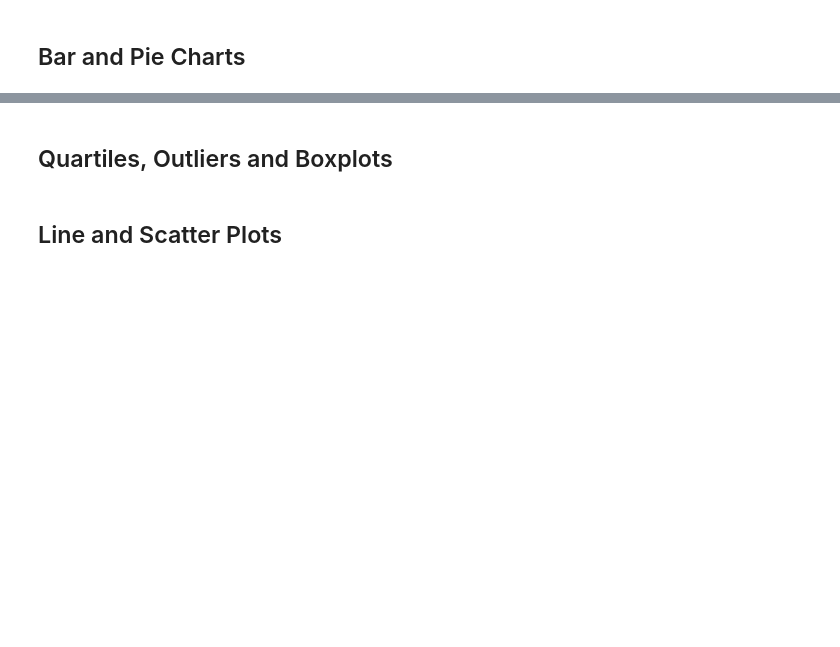
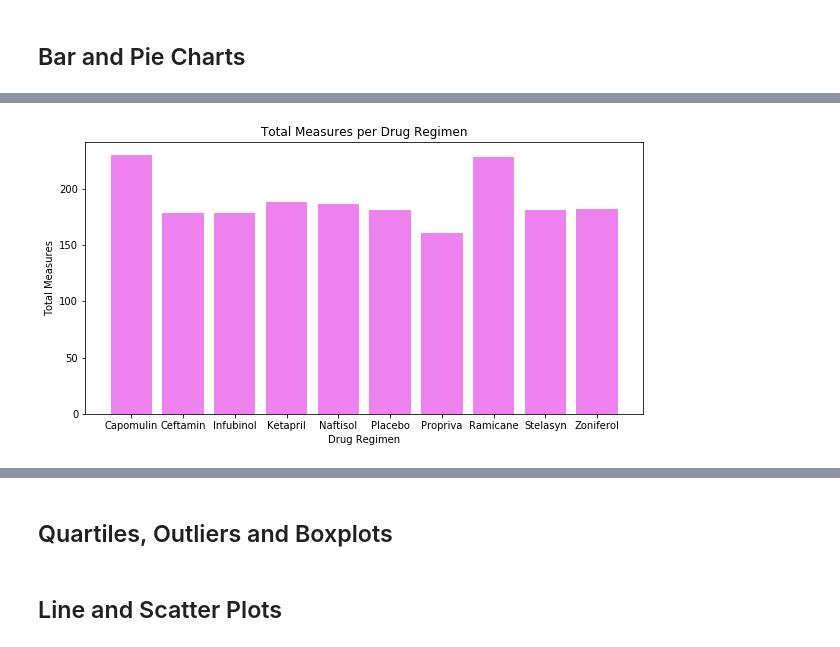
Before and after one commit to dsilva-v/matplotlib-challenge, a Jupyter notebook: Pymaceuticals/pymaceuticals_starter.ipynb, the cells around one changed output, grey strips where cells are left out. Cells and saved outputs as stored; diff of their text form; code cells hidden in the pictures; blank space fills up the shorter version.

```diff
--- a/Pymaceuticals/pymaceuticals_starter.ipynb
+++ b/Pymaceuticals/pymaceuticals_starter.ipynb
@@ -136,3 +136,11 @@ summary_statistics_df
 # Generate a summary statistics table of mean, median, variance, standard deviation, and SEM of the tumor volume for each regimen
 
 # Using the aggregation method, produce the same summary statistics in a single line
+summary_statistics_data = merged_dataset.groupby('Drug Regimen').agg(
+    Mean= ('Tumor Volume (mm3)', 'mean'),
+    Median = ('Tumor Volume (mm3)', 'median'),
+    Variance = ('Tumor Volume (mm3)', 'var'),
+    StandardDeviation = ('Tumor Volume (mm3)', 'std'),
+    SEM = ('Tumor Volume (mm3)', 'sem')
+    )
+display(summary_statistics_data)
@@ -143,2 +173,12 @@ summary_statistics_df
 # %%
 # Generate a bar plot showing the total number of measurements taken on each drug regimen using pyplot.
+drug_regimen_list = summary_statistics_data.index.tolist()
+drug_regimen_count = (merged_dataset.groupby('Drug Regimen')['Mouse ID'].count()).tolist()
+plt.figure(figsize=(10, 5))
+plt.title('Total Measures per Drug Regimen')
+plt.ylabel('Total Measures')
+plt.xlabel('Drug Regimen')
+plt.bar(drug_regimen_list,drug_regimen_count, color='violet', align='center')
+plt.show()
+# %% [output]
+[figure, added]
```
Also changed, not shown: parts of 6 cells of this notebook.
